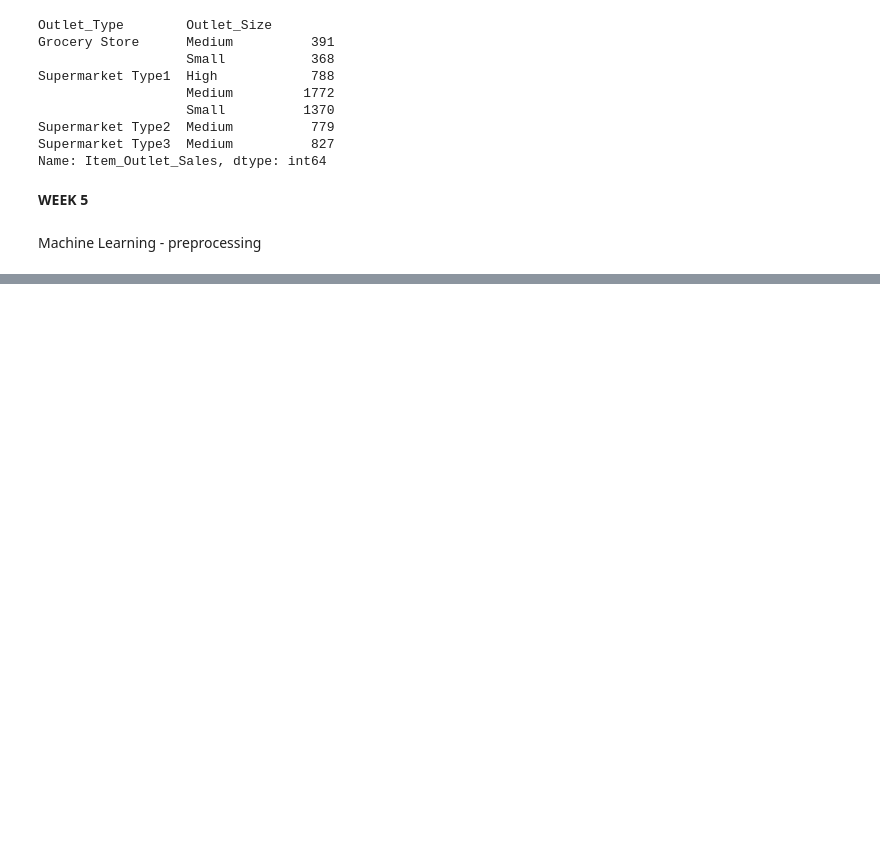
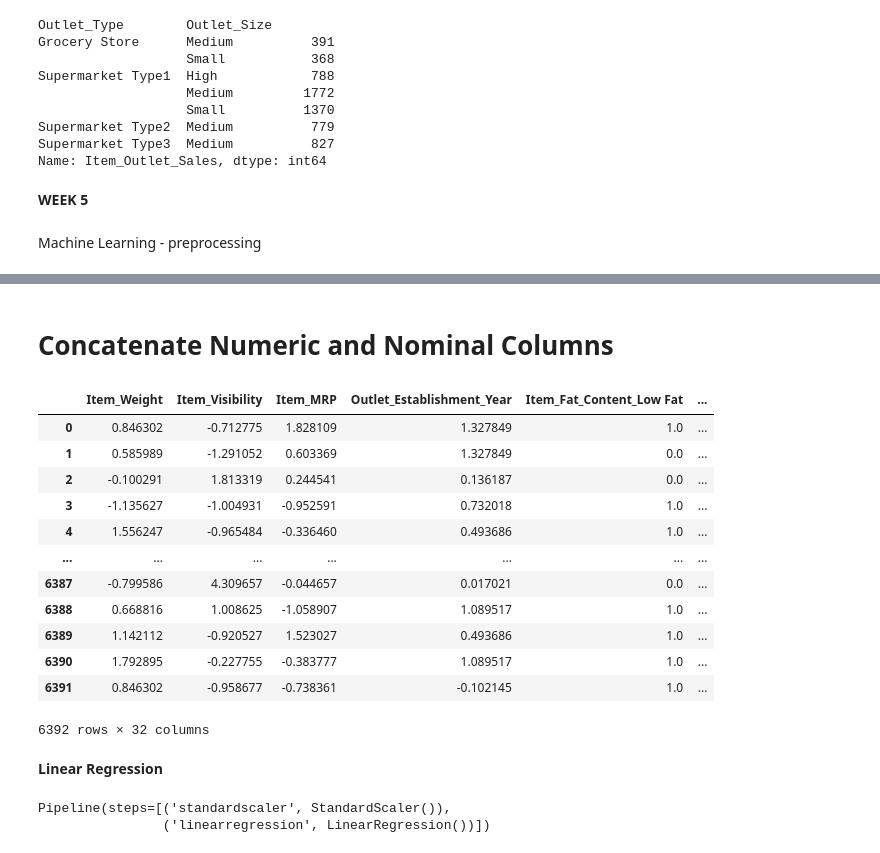
Before and after one commit to Jeremy-Alekai/food-sales-predictions., a Jupyter notebook: food_sales_predictions_.ipynb, the cells around one changed output, grey strips where cells are left out. Cells and saved outputs as stored; diff of their text form; code cells hidden in the pictures; blank space fills up the shorter version.

```diff
--- a/food_sales_predictions_.ipynb
+++ b/food_sales_predictions_.ipynb
@@ -558,0 +730,5 @@ ColumnTransformer(transformers=[('numerical features',
+# %%
+## To get the column names use one of the following (depending if using sklearn >1.0)
+
+ohe_col_names = ohe_encoder.get_feature_names_out(cat_cols) # new sklearn v1 way
+ohe_col_names
@@ -558,0 +797,6 @@ ColumnTransformer(transformers=[('numerical features',
+# %%
+## Make a column selector for categories & test it /sanity check
+num_selector = make_column_selector(dtype_include='number')
+
+num_cols = num_selector(X_train)
+num_cols
@@ -558,0 +805,14 @@ ColumnTransformer(transformers=[('numerical features',
+# %%
+## Scale the data with StandardScaler
+scaler = StandardScaler()
+
+X_train_num = X_train[num_cols]
+X_test_num = X_test[num_cols]
+
+scaler.fit(X_train_num)
+
+## Transform the data.
+num_train_scaled = scaler.transform(X_train_num)
+num_test_scaled = scaler.transform(X_test_num)
+
+num_train_scaled
@@ -558,0 +827,33 @@ ColumnTransformer(transformers=[('numerical features',
+# %%
+# Change numeric data into a dataframe.
+
+# Train Data
+num_train_scaled = pd.DataFrame(num_train_scaled, columns=num_cols)
+num_train_scaled.reset_index(drop=True, inplace=True)
+
+
+# Test Data
+num_test_scaled = pd.DataFrame(num_test_scaled, columns=num_cols)
+num_test_scaled.reset_index(drop=True, inplace=True)
+# %% [markdown]
+# Concatenate Numeric and Nominal Columns
+# %%
+## Concat the numeric and ohe data
+X_train_df = pd.concat([num_train_scaled, X_train_ohe_df], axis=1)
+X_train_df
+# %% [output]
+|  | Item_Weight | Item_Visibility | Item_MRP | Outlet_Establishment_Year | Item_Fat_Content_Low Fat | ... |
+| 0 | 0.846302 | -0.712775 | 1.828109 | 1.327849 | 1.0 | ... |
+| 1 | 0.585989 | -1.291052 | 0.603369 | 1.327849 | 0.0 | ... |
+| 2 | -0.100291 | 1.813319 | 0.244541 | 0.136187 | 0.0 | ... |
+| 3 | -1.135627 | -1.004931 | -0.952591 | 0.732018 | 1.0 | ... |
+| 4 | 1.556247 | -0.965484 | -0.336460 | 0.493686 | 1.0 | ... |
+| ... | ... | ... | ... | ... | ... | ... |
+| 6387 | -0.799586 | 4.309657 | -0.044657 | 0.017021 | 0.0 | ... |
+| 6388 | 0.668816 | 1.008625 | -1.058907 | 1.089517 | 1.0 | ... |
+| 6389 | 1.142112 | -0.920527 | 1.523027 | 0.493686 | 1.0 | ... |
+| 6390 | 1.792895 | -0.227755 | -0.383777 | 1.089517 | 1.0 | ... |
+| 6391 | 0.846302 | -0.958677 | -0.738361 | -0.102145 | 1.0 | ... |
+6392 rows × 32 columns
+# %% [markdown]
+**Linear Regression**
@@ -558,0 +869,6 @@ ColumnTransformer(transformers=[('numerical features',
+# %%
+reg_pipe.fit(X_train_df ,y_train)
+# df.info()
+# %% [output]
+Pipeline(steps=[('standardscaler', StandardScaler()),
+                ('linearregression', LinearRegression())])
```
Also changed, not shown: parts of 40 cells of this notebook.
